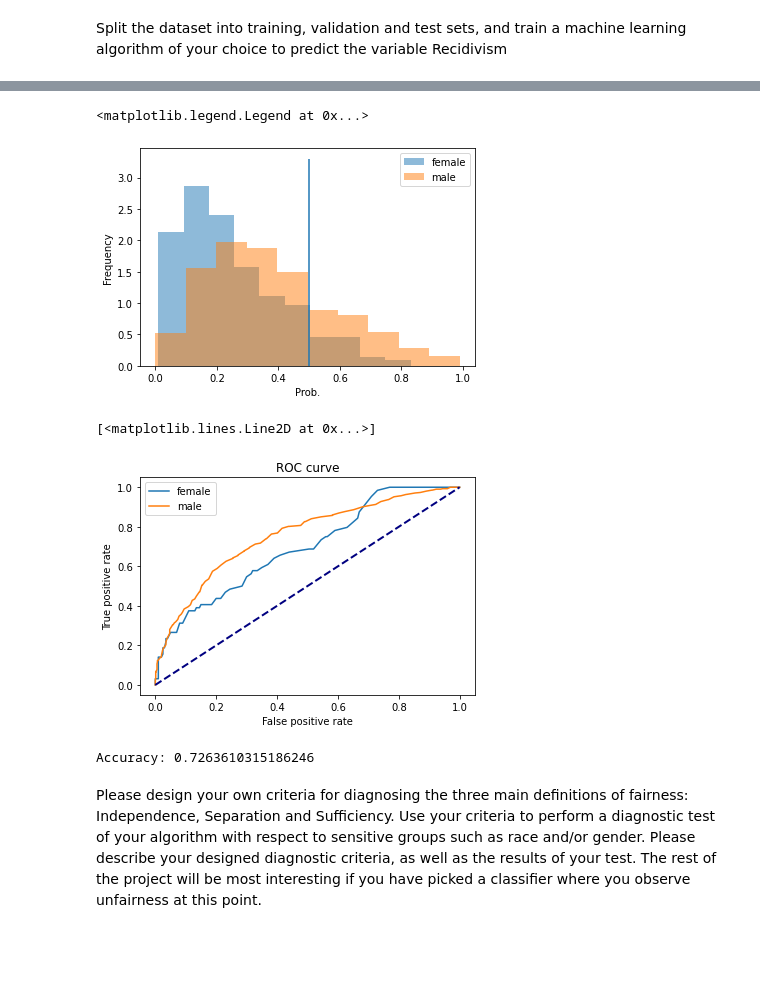
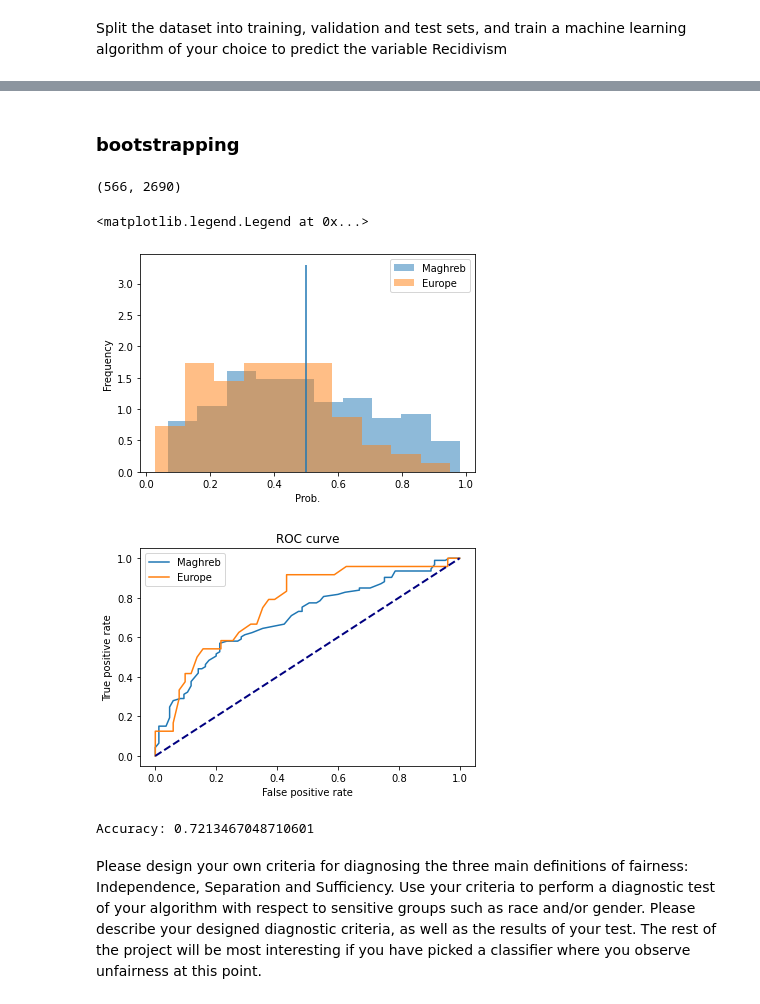
Before and after one commit to Starostka/algorithmic-fairness, a Jupyter notebook: exploration_oliver.ipynb, the cells around one changed output, grey strips where cells are left out. Saved outputs shown, nothing was run; the diff lists cells and outputs as text; code cells hidden in the pictures; blank space fills up the shorter version.

Commit message:
roc and bootstrap

```diff
--- a/exploration_oliver.ipynb
+++ b/exploration_oliver.ipynb
@@ -55,6 +63,6 @@ from sklearn import metrics #Import scikit-learn metrics module for accuracy cal
+# %%
+# apply one hot encoding to categorical features
+df = pd.get_dummies(df, columns=[col for col in df.columns if df[col].dtype == "object"])
 # %%
 X = df.drop(columns=["V115_RECID2015_recid", "id"])
 y = df.V115_RECID2015_recid # Target variable
-# %%
-# apply one hot encoding to categorical features
-X = pd.get_dummies(X, columns=[col for col in X.columns if X[col].dtype == "object"])
@@ -85,3 +69,5 @@ def plot_roc_curves(y_test, pred_proba, legend=""):
 # %%
 # Split dataset into training set and test set  # 70% training and 30% test
 X_train, X_test, y_train, y_test = train_test_split(X, y, test_size=0.3, random_state=1, stratify=y)
+# %% [markdown]
+### bootstrapping
@@ -88,3 +83,7 @@ X_train, X_test, y_train, y_test = train_test_split(X, y, test_size=0.3, random_
+# %%
+X_train.V1_sex_female.sum(), X_train.V1_sex_male.sum()
+# %% [output]
+(566, 2690)
 # %%
 # import sklearn random forest
 from sklearn.ensemble import RandomForestClassifier
@@ -98,24 +97,26 @@ rfc = rfc.fit(X_train,y_train)
 #Predict the response for test dataset
 y_pred = rfc.predict(X_test)
 # %%
-filter_is_female = X_test.V1_sex_female == 1
+# get probabilities from rfc
+filter_is_female_test = X_test.V1_sex_female == 1
+filter_is_from_Maghreb = X_test.V4_area_origin_Maghreb == 1
+filter_is_from_Europe = X_test.V4_area_origin_Europe == 1
 
-# get probabilities from rfc
-y_pred_proba_female = pd.DataFrame(rfc.predict_proba(X_test[filter_is_female]))[1]
-y_pred_proba_male = pd.DataFrame(rfc.predict_proba(X_test[~filter_is_female]))[1]
+y_pred_proba_Maghreb = pd.DataFrame(rfc.predict_proba(X_test[filter_is_from_Maghreb]))[1]
+y_pred_proba_Europe = pd.DataFrame(rfc.predict_proba(X_test[filter_is_from_Europe]))[1]
 # %%
-y_pred_proba_female.plot(kind="hist", alpha=0.5, label="female", density=1)
-y_pred_proba_male.plot(kind="hist", alpha=0.5, label="male", density=1)
+y_pred_proba_Maghreb.plot(kind="hist", alpha=0.5, label="Maghreb", density=1)
+y_pred_proba_Europe.plot(kind="hist", alpha=0.5, label="Europe", density=1)
 plt.xlabel("Prob.")
 plt.vlines(0.5,0,3.3)
 plt.legend()
 # %% [output]
 <matplotlib.legend.Legend at 0x...>
-[figure, old version]
+[figure, new version]
 # %%
-plot_roc_curves(y_test[filter_is_female], y_pred_proba_female, legend="female")
-plot_roc_curves(y_test[~filter_is_female], y_pred_proba_male, legend="male")
+plot_roc_curves(y_test[filter_is_from_Maghreb], y_pred_proba_Maghreb, legend="Maghreb")
+plot_roc_curves(y_test[filter_is_from_Europe], y_pred_proba_Europe, legend="Europe")
 plt.plot([0, 1], [0, 1], color='navy', lw=2, linestyle='--')
+plt.show()
 # %% [output]
-[<matplotlib.lines.Line2D at 0x...>]
-[figure, old version]
+[figure, new version]
@@ -122,7 +133,7 @@ plt.plot([0, 1], [0, 1], color='navy', lw=2, linestyle='--')
 # %%
 print("Accuracy:",metrics.accuracy_score(y_test, y_pred))
 # %% [output]
-Accuracy: 0.7263610315186246
+Accuracy: 0.7213467048710601
 # %% [markdown]
 Please design your own criteria for diagnosing the three main definitions
 of fairness: Independence, Separation and Sufficiency. Use your criteria to
```
Also changed, not shown: parts of 10 cells of this notebook.
